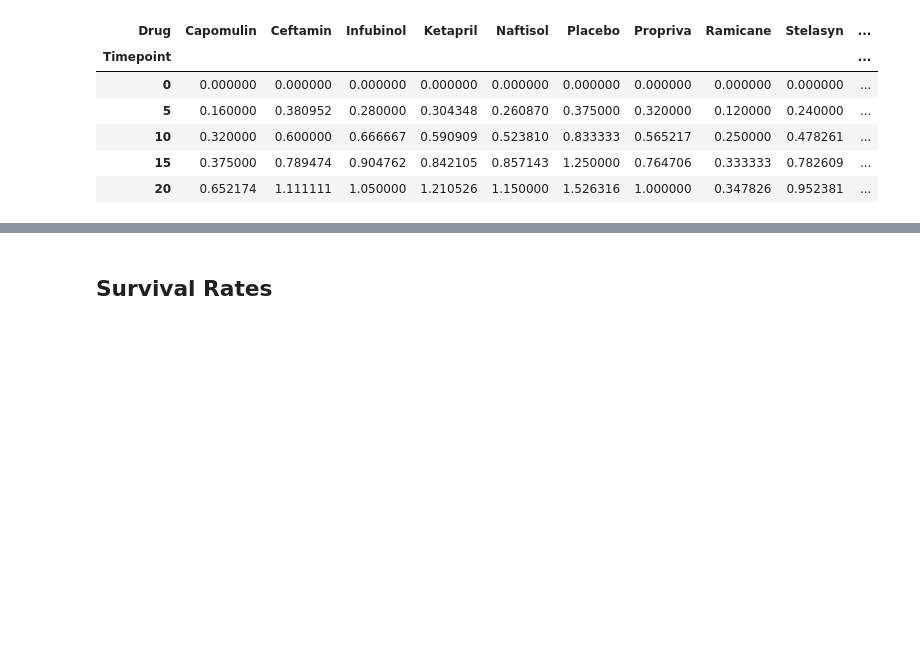
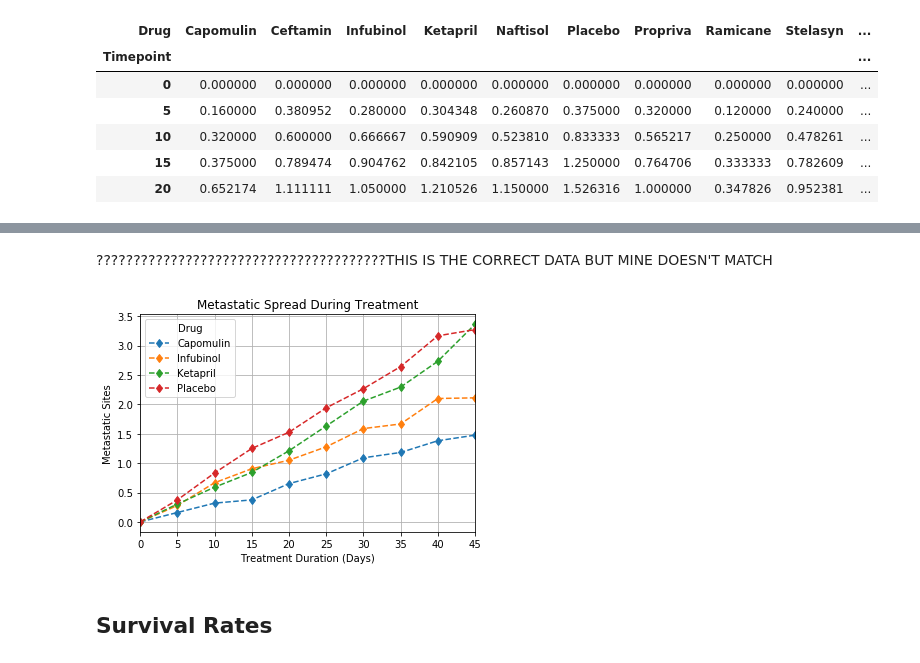
Before and after one commit to perliz77/matplotlib-challenge, a Jupyter notebook: Pymaceuticals/Matplotlib-Challenge.ipynb, the cells around one changed output, grey strips where cells are left out. Drawn from its saved outputs; the diff is of its cells as text; code cells hidden in the pictures; blank space fills up the shorter version.

```diff
--- a/Pymaceuticals/Matplotlib-Challenge.ipynb
+++ b/Pymaceuticals/Matplotlib-Challenge.ipynb
@@ -162,11 +169,11 @@ metsites_standard_error
 | 99 | Zoniferol | 45 | 0.286400 |
 100 rows × 3 columns
 # %%
-# Minor Data Munging to Re-Format the metastatic_pivot_df Data Frame
-metastatic_pivot_df = mean_met_site.pivot(index= "Timepoint", values="Metastatic Sites", columns="Drug")
+# Minor Data Munging to Re-Format the tumor_pivot_df Data Frame
+metastatic_pivot_df = mean_met_site.pivot(index="Timepoint",columns="Drug",values="Metastatic Sites")
 
 # Preview that Reformatting worked
-metastatic_pivot_df.head(5)
+metastatic_pivot_df.head()
 # %% [output]
 | Drug | Capomulin | Ceftamin | Infubinol | Ketapril | Naftisol | Placebo | Propriva | Ramicane | Stelasyn | ... |
 | Timepoint |  |  |  |  |  |  |  |  |  | ... |
@@ -195,3 +185,21 @@ metastatic_pivot_df.head(5)
+# %% [markdown]
+???????????????????????????????????????THIS IS THE CORRECT DATA BUT MINE DOESN'T MATCH
+# %%
+#first, create the df for the treatments we are analyzing:(Capomulin, Infubinol, Ketapril, and Placebo)
+meta_treatment_mean_df = metastatic_pivot_df[['Capomulin', 'Infubinol', 'Ketapril', 'Placebo']]
+#meta_treatment_error_df = tumor_error_df[['Capomulin', 'Infubinol', 'Ketapril', 'Placebo']]
+# %%
+# Generate the Plot (with Error Bars)
+meta_treatment_mean_df.plot(kind='line', use_index=True, grid=True, marker='d', linewidth=1.5, linestyle="dashed")
+
+plt.title('Metastatic Spread During Treatment')
+plt.xlabel('Treatment Duration (Days)')
+plt.ylabel('Metastatic Sites')
+
+# Save the Figure
+plt.savefig("Metastatic Spread During Treatment.png")
+# %% [output]
+[figure, added]
 # %% [markdown]
 ## Survival Rates
 # %%
```
Also changed, not shown: parts of 6 cells of this notebook.
